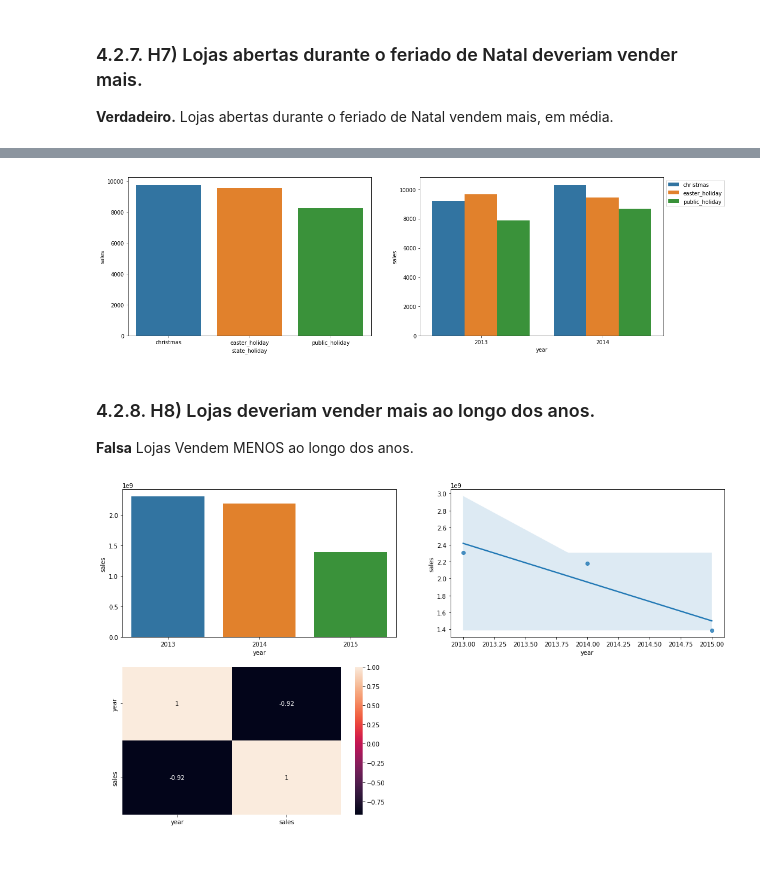
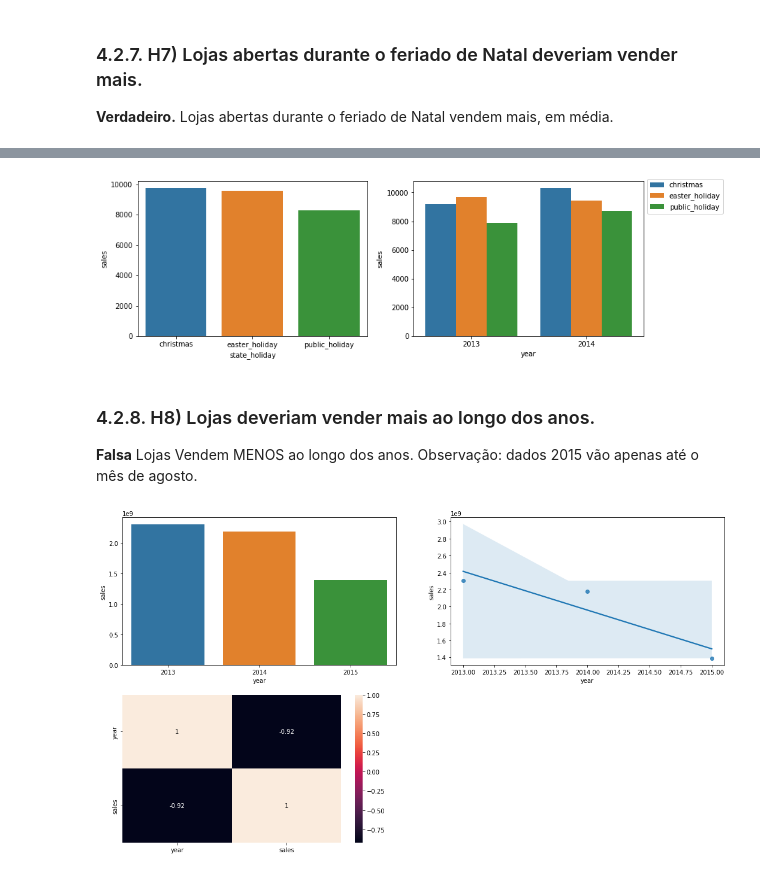
Before and after one commit to cristiandaco/rossmann_project, a Jupyter notebook: 09_ Deploy_do_Modelo_em_Producao.ipynb, the cells around one changed output, grey strips where cells are left out. Drawn from its saved outputs; the diff is of its cells as text; code cells hidden in the pictures.

```diff
--- a/09_ Deploy_do_Modelo_em_Producao.ipynb
+++ b/09_ Deploy_do_Modelo_em_Producao.ipynb
@@ -596,21 +581,21 @@ aux2
 # %%
 aux1 = df4[( df4['state_holiday'] != 'regular_day' ) & ( df4['year'] != 2015 )]
 aux2 = aux1[['state_holiday', 'sales']].groupby( 'state_holiday' ).mean().reset_index()
 
-plt.figure( figsize = ( 18,12 ))
+plt.figure( figsize = ( 13,9 ))
 plt.subplot( 2, 2, 1 )
 sns.barplot( x = 'state_holiday', y = 'sales', data = aux2 );
 
 aux3 = aux1[['year', 'state_holiday', 'sales']].groupby( ['year', 'state_holiday'] ).mean().reset_index()
 
 plt.subplot( 2, 2, 2 )
 sns.barplot( x = 'year', y = 'sales', hue = 'state_holiday', data = aux3, )
 plt.legend( loc='center left', bbox_to_anchor=(1, 0.9), ncol=1 );
 # %% [output]
-[figure, old version]
+[figure, new version]
 # %% [markdown]
 ### 4.2.8. H8) Lojas deveriam vender mais ao longo dos anos.
-**Falsa** Lojas Vendem MENOS ao longo dos anos.
+**Falsa** Lojas Vendem MENOS ao longo dos anos. Observação: dados 2015 vão apenas até o mês de agosto.
 # %%
 aux1 = df4[['year', 'sales']].groupby( 'year' ).sum().reset_index()
 
```
Also changed, not shown: parts of 13 cells of this notebook.
